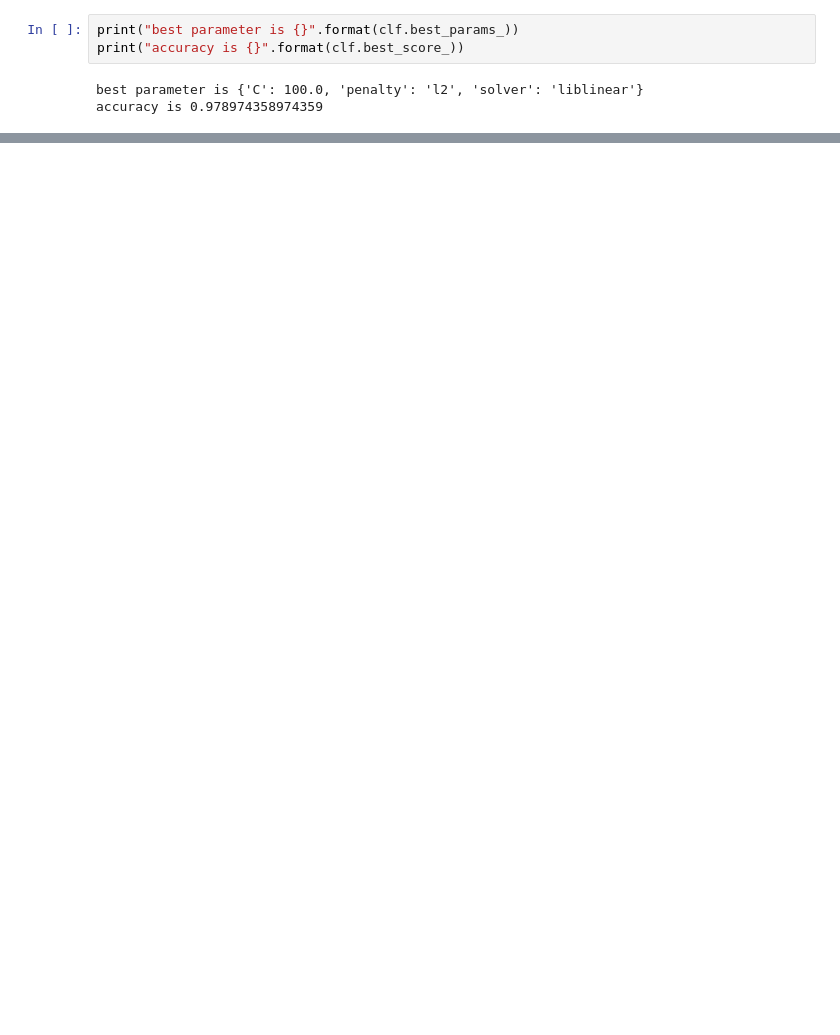
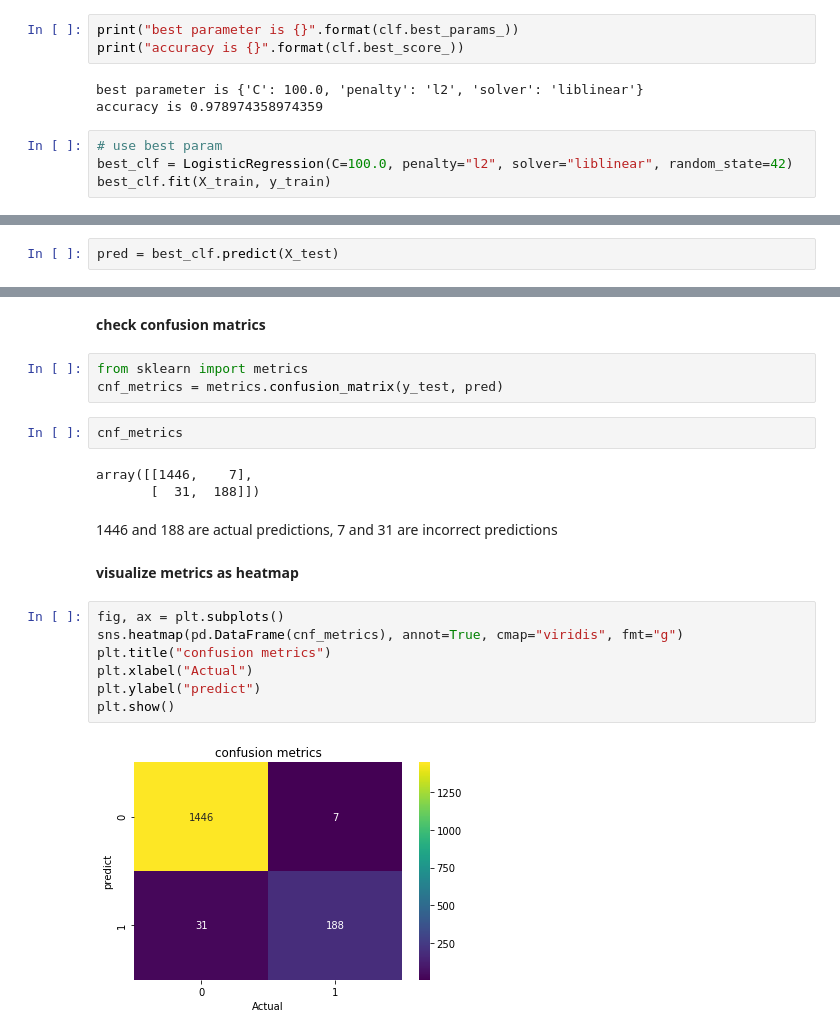
Before and after one commit to atsushii/Football_game_prediction, a Jupyter notebook: spam_classification.ipynb, the cells around one changed output, grey strips where cells are left out. Drawn from its saved outputs; the diff is of its cells as text; blank space fills up the shorter version.

```diff
--- a/spam_classification.ipynb
+++ b/spam_classification.ipynb
@@ -276,3 +278,7 @@ print("accuracy is {}".format(clf.best_score_))
 # %% [output]
 best parameter is {'C': 100.0, 'penalty': 'l2', 'solver': 'liblinear'}
 accuracy is 0.978974358974359
+# %%
+# use best param
+best_clf = LogisticRegression(C=100.0, penalty="l2", solver="liblinear", random_state=42)
+best_clf.fit(X_train, y_train)
@@ -278,0 +291,2 @@ accuracy is 0.978974358974359
+# %%
+pred = best_clf.predict(X_test)
@@ -278,0 +295,23 @@ accuracy is 0.978974358974359
+# %% [markdown]
+**check confusion matrics**
+# %%
+from sklearn import metrics
+cnf_metrics = metrics.confusion_matrix(y_test, pred)
+# %%
+cnf_metrics
+# %% [output]
+array([[1446,    7],
+       [  31,  188]])
+# %% [markdown]
+1446 and 188 are actual predictions, 7 and 31 are incorrect predictions
+# %% [markdown]
+**visualize metrics as heatmap**
+# %%
+fig, ax = plt.subplots()
+sns.heatmap(pd.DataFrame(cnf_metrics), annot=True, cmap="viridis", fmt="g")
+plt.title("confusion metrics")
+plt.xlabel("Actual")
+plt.ylabel("predict")
+plt.show()
+# %% [output]
+[figure, added]
```
Also changed, not shown: parts of 8 cells of this notebook.
